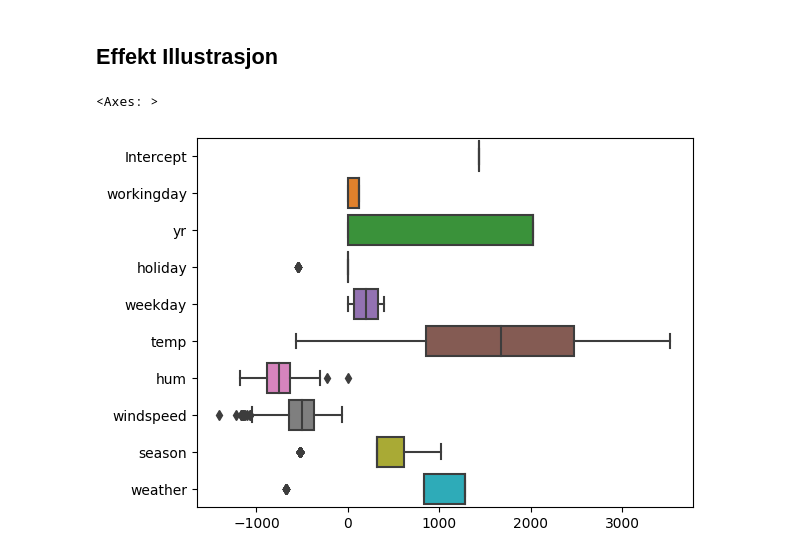
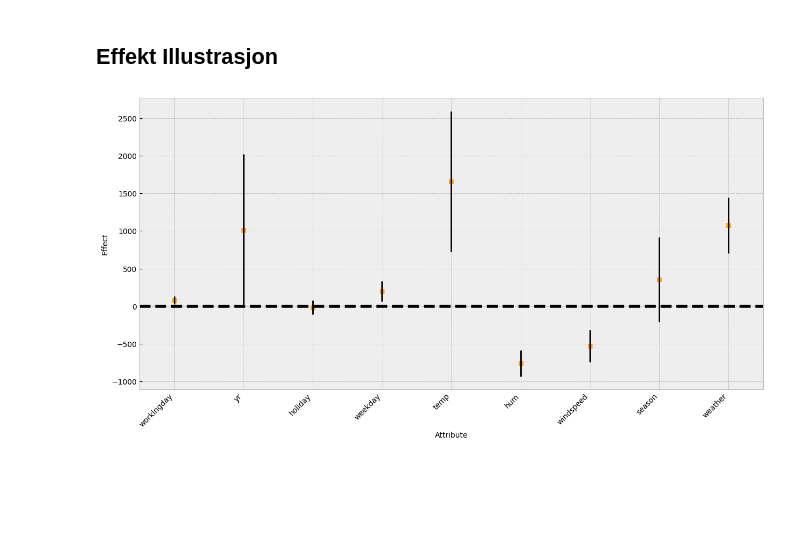
Before and after one commit to bcwein/presentations, a Jupyter notebook: tolkbar.ipynb, the cells around one changed output. Drawn from its saved outputs; the diff is of its cells as text; code cells hidden in the pictures; blank space fills up the shorter version.

```diff
--- a/tolkbar.ipynb
+++ b/tolkbar.ipynb
@@ -17,7 +19,7 @@ import seaborn as sns
 ## Rydd litt i dataen
 # %%
 data = pd.read_csv('data/day.csv')
-
+data = data.set_index('dteday')
 # De-normaliser temperatur
 data['temp'] = data['temp'] * (39 - (-8)) + (-8)
 data['atemp'] = data['atemp'] * (50 - (-16)) + (-16)
@@ -28,7 +30,6 @@ data['hum'] = data['hum'] * 100
 data = data.drop(
     [
         'instant',
-        'dteday',
         'registered',
         'casual',
         'atemp'
@@ -131,7 +151,9 @@ coef_df = pd.DataFrame({'coef': res.params.values[1:],
                         'varname': err_series.index.values[1:]
                        })
 
-fig, ax = plt.subplots(figsize=(10, 7))
+
+fig, ax = plt.subplots(figsize=(15, 8))
+plt.style.use('bmh')
 coef_df.plot(x='varname', y='coef', kind='bar',
              ax=ax, color='none',
              yerr='err', legend=False)
@@ -144,4 +166,5 @@ ax.scatter(x=pd.np.arange(coef_df.shape[0]),
            y=coef_df['coef'], color='orange')
 ax.axhline(y=0, linestyle='--', color='black', linewidth=4)
 ax.xaxis.set_ticks_position('none')
+fig.autofmt_xdate(rotation=45)
 # %% [output]
@@ -151,26 +174,52 @@ ax.xaxis.set_ticks_position('none')
 # %%
 coef_df = pd.DataFrame({'coef': res.params.values[:]
                        },
                        index=res.params.index)
 
 effect = pd.DataFrame()
 
 for column in X:
     effect[column] = X[column] * coef_df.loc[column].values[0]
 
 # Merge dummies
-effect['season'] = effect['season_Spring'] + effect['season_Summer'] + effect['season_Fall'] + effect['season_Winter']
+effect['season'] = effect['season_Spring'] + effect['season_Summer'] + \
+    effect['season_Fall'] + effect['season_Winter']
 effect = effect.drop([
     'season_Spring', 'season_Summer', 'season_Fall', 'season_Winter'
 ], axis=1)
 
 # Merge dummies
-effect['weather'] = effect['weather_Clear'] + effect['weather_Mist'] + effect['weather_Rain']
+effect['weather'] = effect['weather_Clear'] + effect['weather_Mist'] + \
+      effect['weather_Rain']
+
 effect = effect.drop([
     'weather_Clear', 'weather_Mist', 'weather_Rain'
 ], axis=1)
 
-sns.boxplot(effect, orient='h')
+# Transformer dataframe til format for plot
+plotdf = effect.describe().T
+plotdf = plotdf.reset_index()
+plotdf = plotdf.rename(
+    columns={'mean' : 'coef', 'std' : 'err', 'index' : 'varname'}
+)
+
+# Fjern Intercept
+plotdf = plotdf[1:]
+
+fig, ax = plt.subplots(figsize=(15, 8))
+plt.style.use('bmh')
+plotdf.plot(x='varname', y='coef', kind='bar',
+             ax=ax, color='none',
+             yerr='err', legend=False)
+
+ax.set_ylabel('Effect')
+ax.set_xlabel('Attribute')
+
+ax.scatter(x=pd.np.arange(plotdf.shape[0]),
+           marker='s', s=30,
+           y=plotdf['coef'], color='orange')
+ax.axhline(y=0, linestyle='--', color='black', linewidth=4)
+ax.xaxis.set_ticks_position('none')
+fig.autofmt_xdate(rotation=45)
 # %% [output]
-<Axes: >
-[figure, old version]
+[figure, new version]
```
Also changed, not shown: parts of 5 cells of this notebook.
